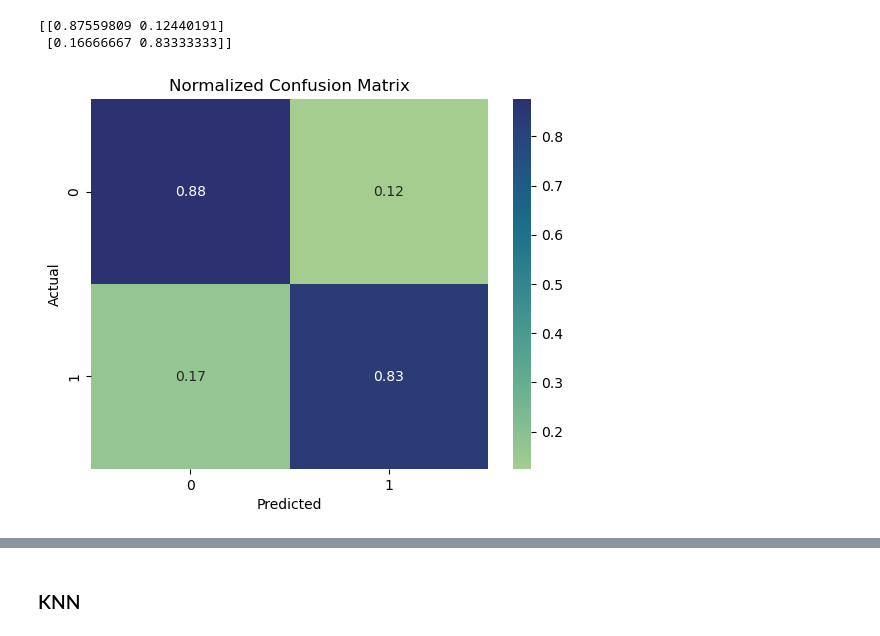
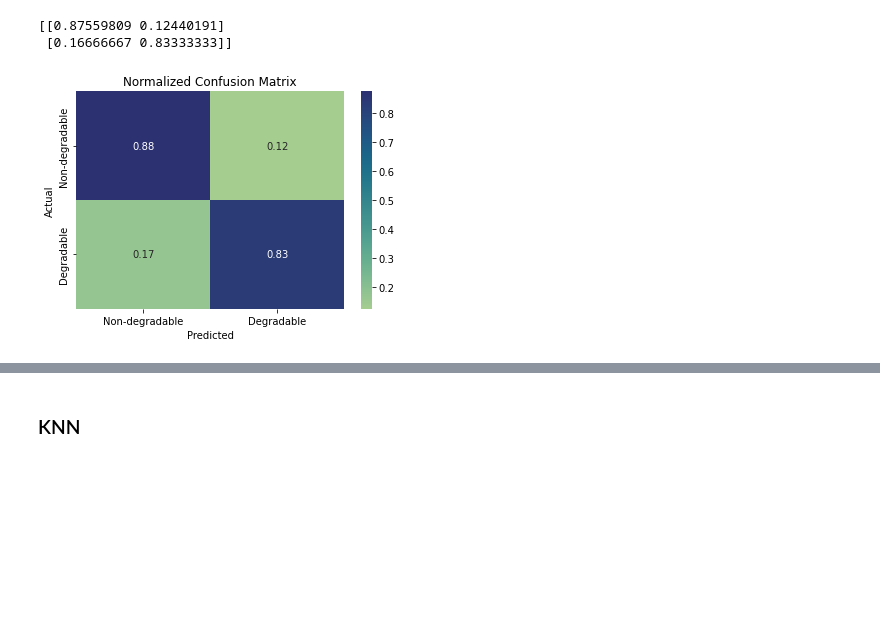
Before and after one commit to Red0pium/PythonForDataAnalysis, a Jupyter notebook: Projet_Dataset.ipynb, the cells around one changed output, grey strips where cells are left out. Drawn from its saved outputs; the diff is of its cells as text; code cells hidden in the pictures; blank space fills up the shorter version.

```diff
--- a/Projet_Dataset.ipynb
+++ b/Projet_Dataset.ipynb
@@ -326,13 +333,17 @@ print(normalized_cm)
 # %%
 #create a heatmap of the normalized confusion matrix
 sns.heatmap(normalized_cm, annot=True, cmap='crest')
 #add labels and title
 plt.xlabel('Predicted')
 plt.ylabel('Actual')
 plt.title('Normalized Confusion Matrix')
+class_labels = ['Non-degradable', 'Degradable']
+plt.xticks(ticks=[0.5, 1.5], labels=class_labels)
+plt.yticks(ticks=[0.5, 1.5], labels=class_labels)
+
 plt.show()
 # %% [output]
-[figure, old version]
+[figure, new version]
 # %%
 # Get the feature coefficients
 feature_coefs = pd.DataFrame({'Feature': X_train.columns, 'Coefficient': logreg.coef_[0]})
```
Also changed, not shown: parts of 11 cells of this notebook, 9 other files.
